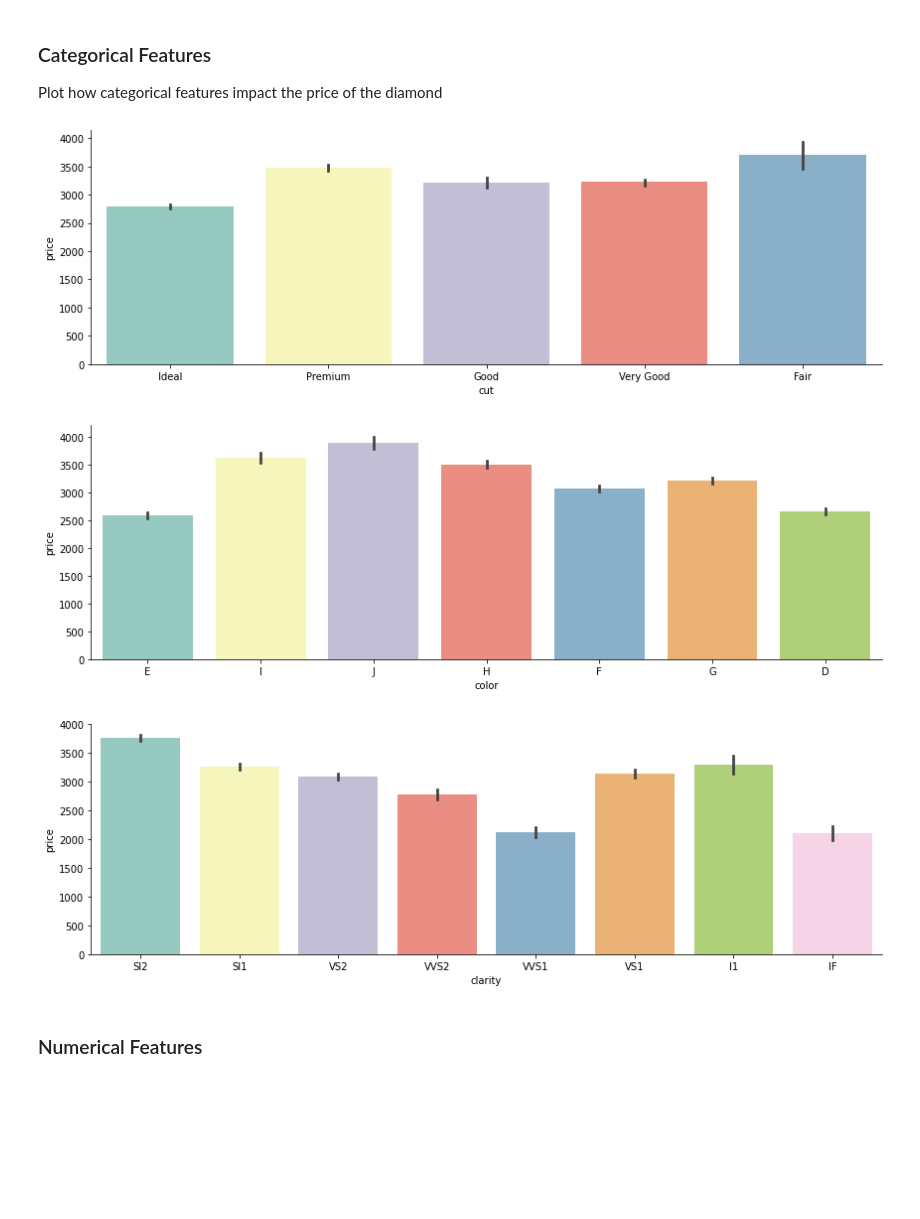
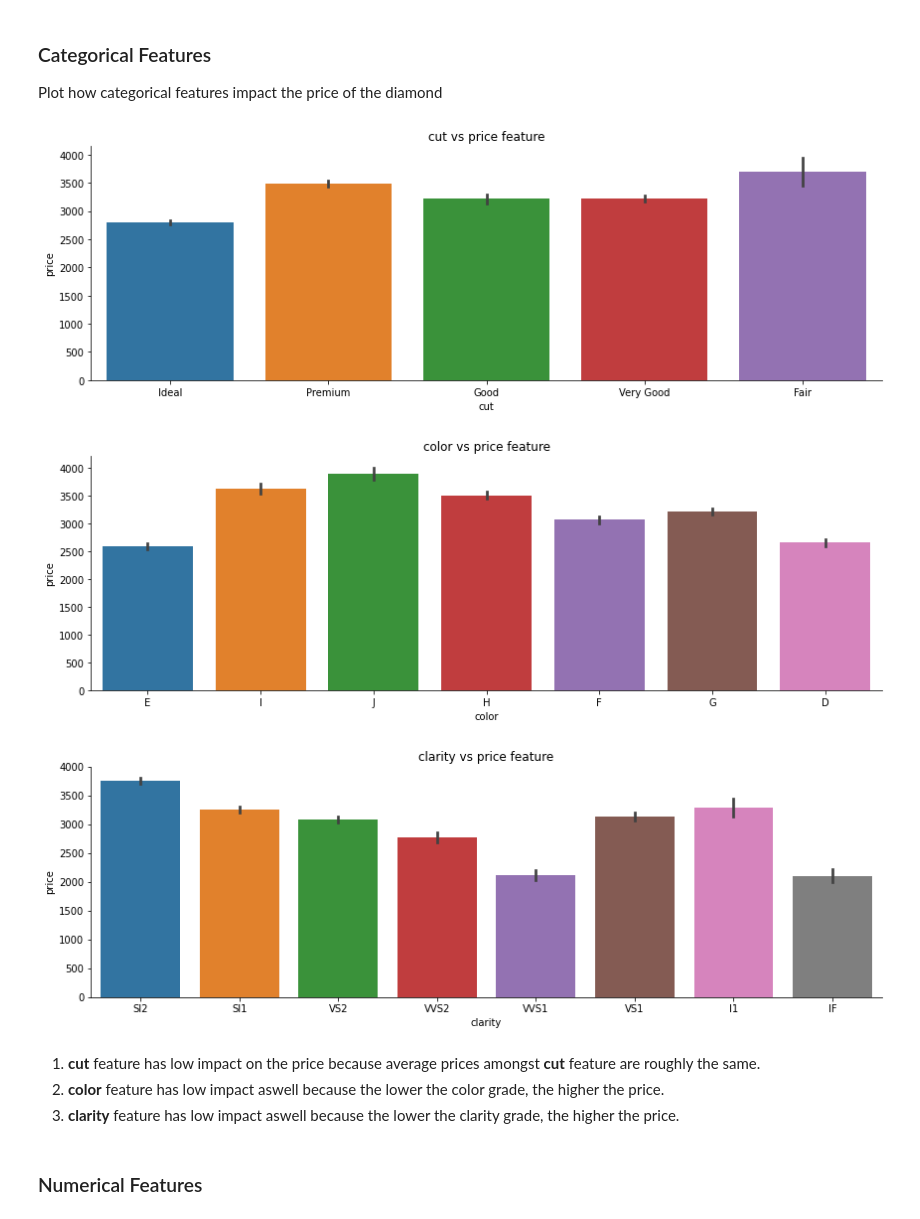
Before and after one commit to marcellinus-witarsah/predictive-analytics-diamonds-dataset, a Jupyter notebook: predictive_analytics_diamonds_dataset.ipynb, the cells around one changed output. Drawn from its saved outputs; the diff is of its cells as text; code cells hidden in the pictures; blank space fills up the shorter version.

```diff
--- a/predictive_analytics_diamonds_dataset.ipynb
+++ b/predictive_analytics_diamonds_dataset.ipynb
@@ -296,12 +296,17 @@ Plot how categorical features impact the price of the diamond
 # %%
 for categorical_feature in categorical_features:
   sns.catplot(x=categorical_feature, y='price', data=diamonds, kind='bar',
-              height=4, aspect=3,dodge=False,  palette="Set3")
+              height=4, aspect=3,dodge=False)\
+              .set(title='{} vs price feature'.format(categorical_feature))
   plt.show()
 # %% [output]
-[figure, old version]
+[figure, new version]
-[figure, old version]
+[figure, new version]
-[figure, old version]
+[figure, new version]
+# %% [markdown]
+1. **cut** feature has low impact on the price because average prices amongst **cut** feature are roughly the same.
+2. **color** feature has low impact aswell because the lower the color grade, the higher the price.
+3. **clarity** feature has low impact aswell because the lower the clarity grade, the higher the price.
 # %% [markdown]
 ### Numerical Features
 # %% [markdown]
```
Also changed, not shown: parts of 4 cells of this notebook.
